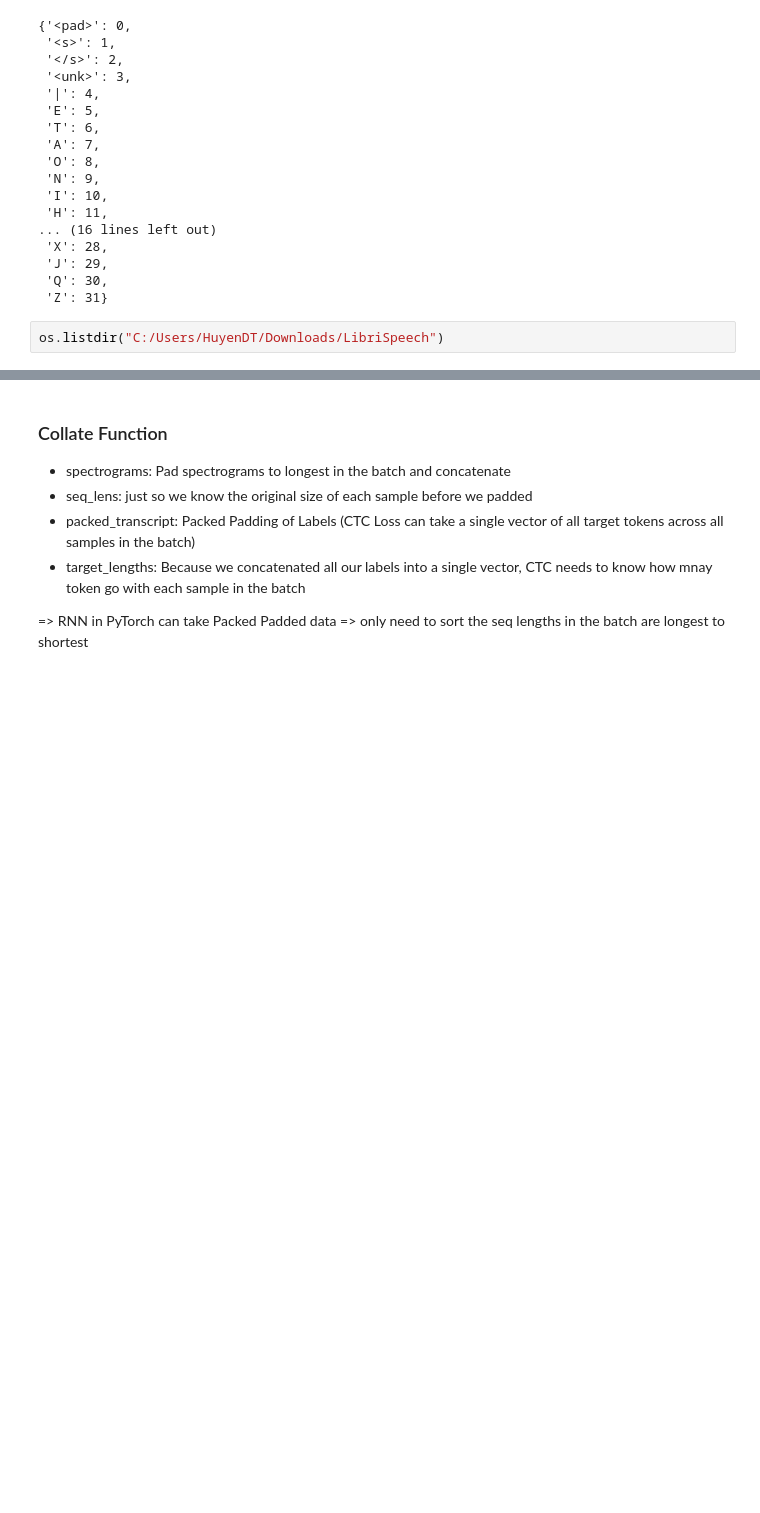
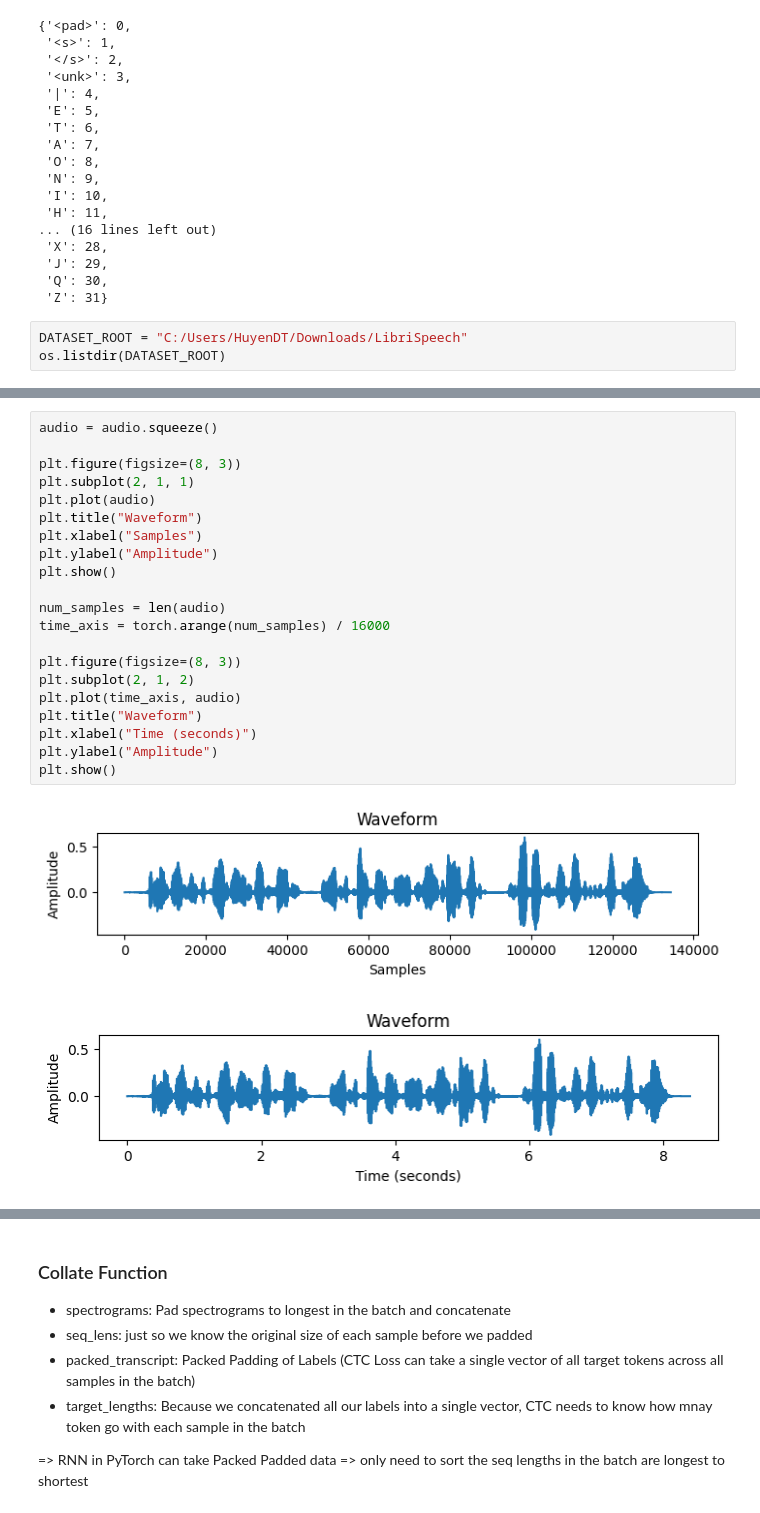
Before and after one commit to huyendt1610/speech-to-text, a Jupyter notebook: libri_data_set.ipynb, the cells around one changed output, grey strips where cells are left out. Drawn from its saved outputs; the diff is of its cells as text; blank space fills up the shorter version.

```diff
--- a/libri_data_set.ipynb
+++ b/libri_data_set.ipynb
@@ -51,7 +54,8 @@ tokenizer.vocab
  'Q': 30,
  'Z': 31}
 # %%
-os.listdir("C:/Users/HuyenDT/Downloads/LibriSpeech")
+DATASET_ROOT = "C:/Users/HuyenDT/Downloads/LibriSpeech"
+os.listdir(DATASET_ROOT)
 # %% [output]
 ['BOOKS.TXT',
  'CHAPTERS.TXT',
@@ -184,4 +266,28 @@ AS I APPROACHED THE CITY I HEARD BELLS RINGING AND A LITTLE LATER I FOUND THE ST
 [interactive output not drawn]
+# %%
+audio = audio.squeeze()
+
+plt.figure(figsize=(8, 3))
+plt.subplot(2, 1, 1)
+plt.plot(audio)
+plt.title("Waveform")
+plt.xlabel("Samples")
+plt.ylabel("Amplitude")
+plt.show()
+
+num_samples = len(audio)
+time_axis = torch.arange(num_samples) / 16000
+
+plt.figure(figsize=(8, 3))
+plt.subplot(2, 1, 2)
+plt.plot(time_axis, audio)
+plt.title("Waveform")
+plt.xlabel("Time (seconds)")
+plt.ylabel("Amplitude")
+plt.show()
+# %% [output]
+[figure, added]
+[figure, added]
 # %%
 import matplotlib.pyplot as plt
 import numpy as np
```
Also changed, not shown: parts of 53 cells of this notebook, 1 other file.
